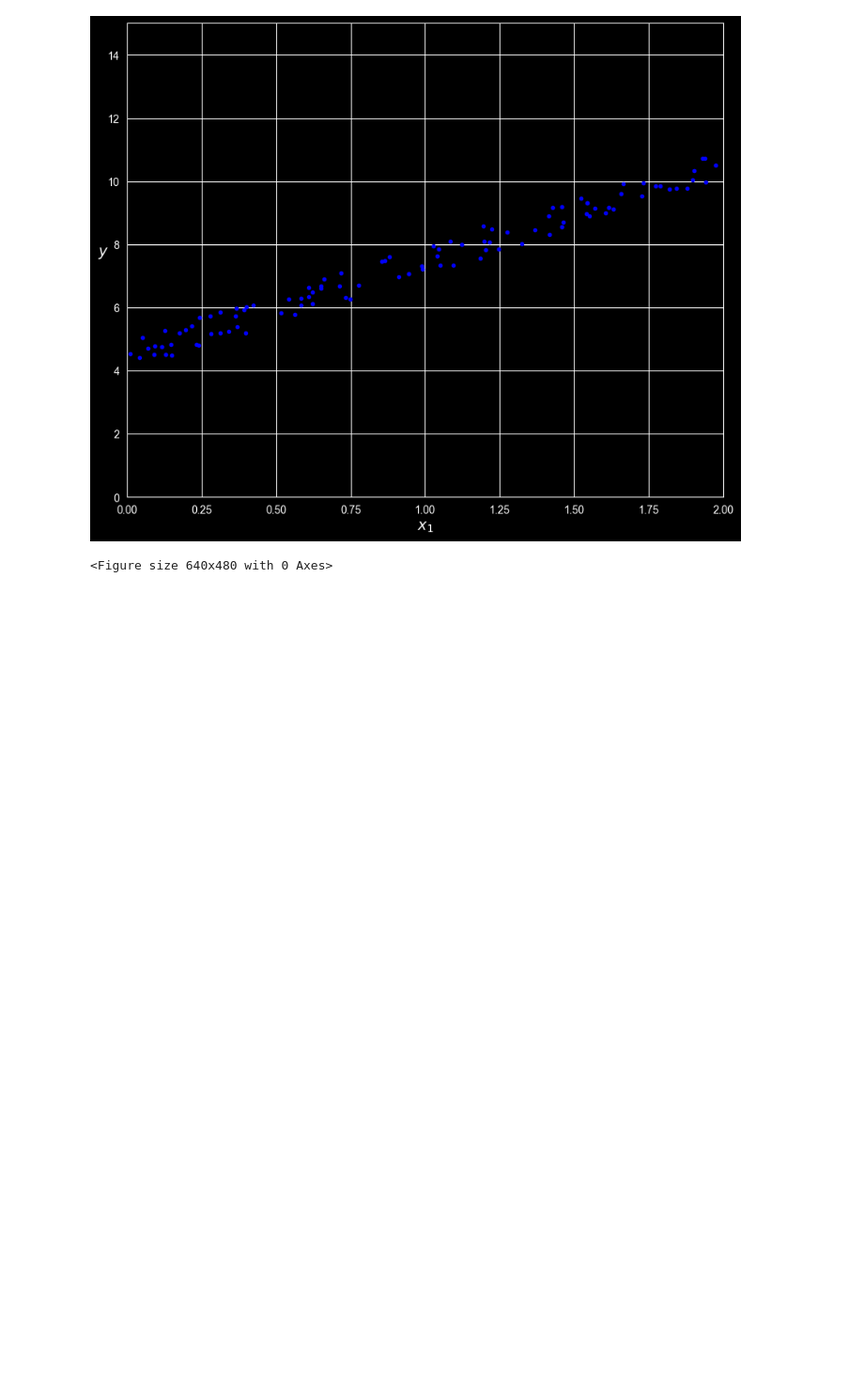
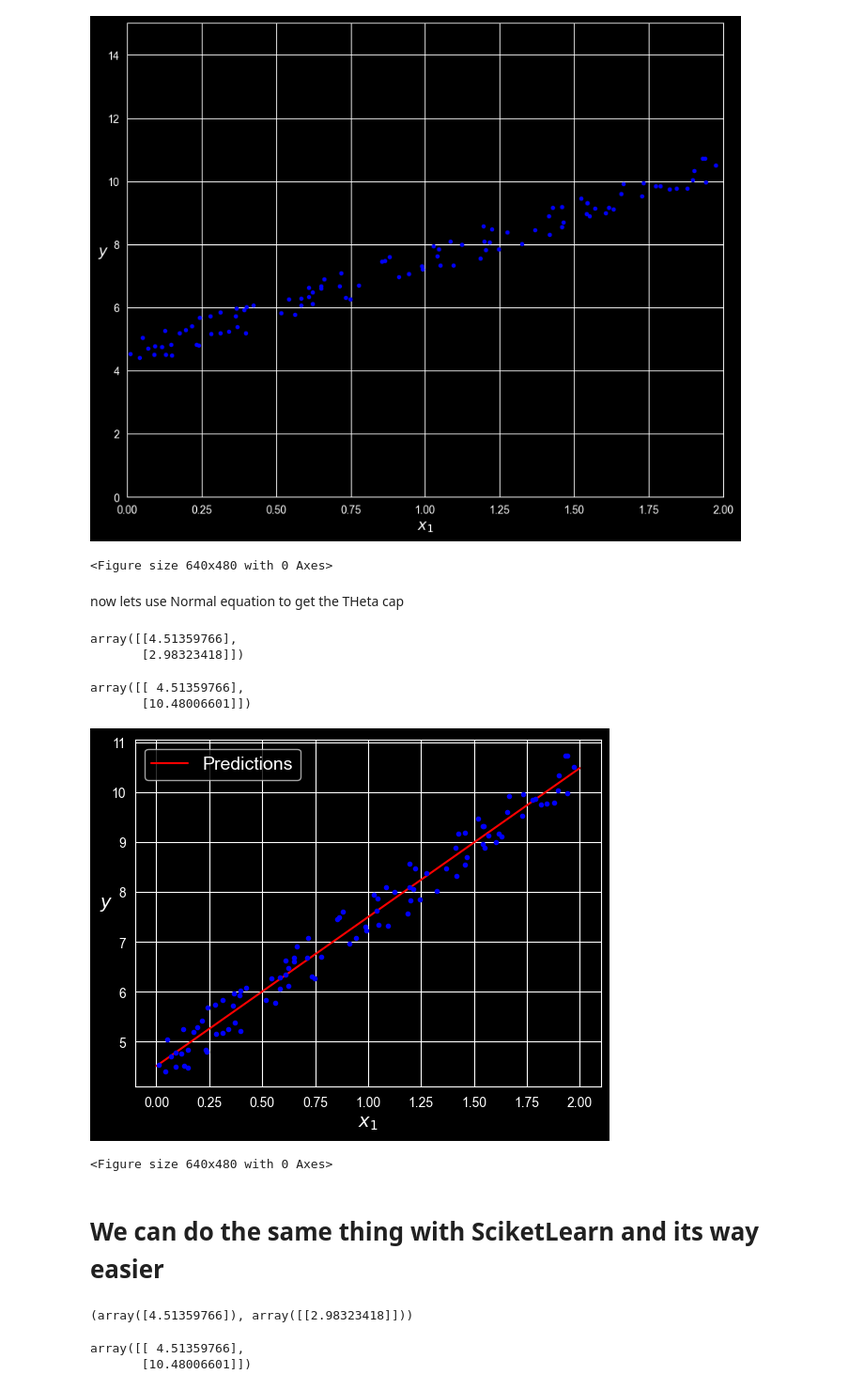
Before and after one commit to thehardikmadaan/ML_public, a Jupyter notebook: Extras/Linear_Regression_Normal_vs_GD.ipynb, the cells around one changed output. Shown at 94% size. Saved outputs shown, nothing was run; the diff lists cells and outputs as text; code cells hidden in the pictures; blank space fills up the shorter version.

Commit message:
Enhanced notebook with implementation of Normal Equation in Linear Regression, added visualizations, predictions, and introduced Scikit-Learn's Linear Regression for comparison.

```diff
--- a/Extras/Linear_Regression_Normal_vs_GD.ipynb
+++ b/Extras/Linear_Regression_Normal_vs_GD.ipynb
@@ -37,3 +37,47 @@ plt.show()
 # %% [output]
 [figure]
 <Figure size 640x480 with 0 Axes>
+# %% [markdown]
+now lets use Normal equation to get the THeta cap
+# %%
+from sklearn.preprocessing import add_dummy_feature
+X_b = add_dummy_feature(X) # add x0 = 1 to each instance
+theta_best = np.linalg.inv(X_b.T @ X_b) @ X_b.T @ y
+# %%
+theta_best
+# %% [output]
+array([[4.51359766],
+       [2.98323418]])
+# %%
+X_new = np.array([[0],[2]])
+X_new_b = add_dummy_feature(X_new)
+y_predict = X_new_b @ theta_best
+y_predict
+# %% [output]
+array([[ 4.51359766],
+       [10.48006601]])
+# %%
+plt.plot(X_new,y_predict, "r-", label ="Predictions")
+plt.plot(X,y, "b.")
+plt.xlabel("$x_1$")
+plt.ylabel("$y$", rotation=0)
+plt.legend(loc="upper left")
+plt.show()
+save_fig("linear_regression_plot")
+# %% [output]
+[figure, added]
+<Figure size 640x480 with 0 Axes>
+# %% [markdown]
+# We can do the same thing with SciketLearn and its way easier
+# %%
+from sklearn.linear_model import LinearRegression
+lin_reg = LinearRegression()
+lin_reg.fit(X,y)
+lin_reg.intercept_, lin_reg.coef_
+# %% [output]
+(array([4.51359766]), array([[2.98323418]]))
+# %%
+lin_reg.predict(X_new)
+# %% [output]
+array([[ 4.51359766],
+       [10.48006601]])
```
